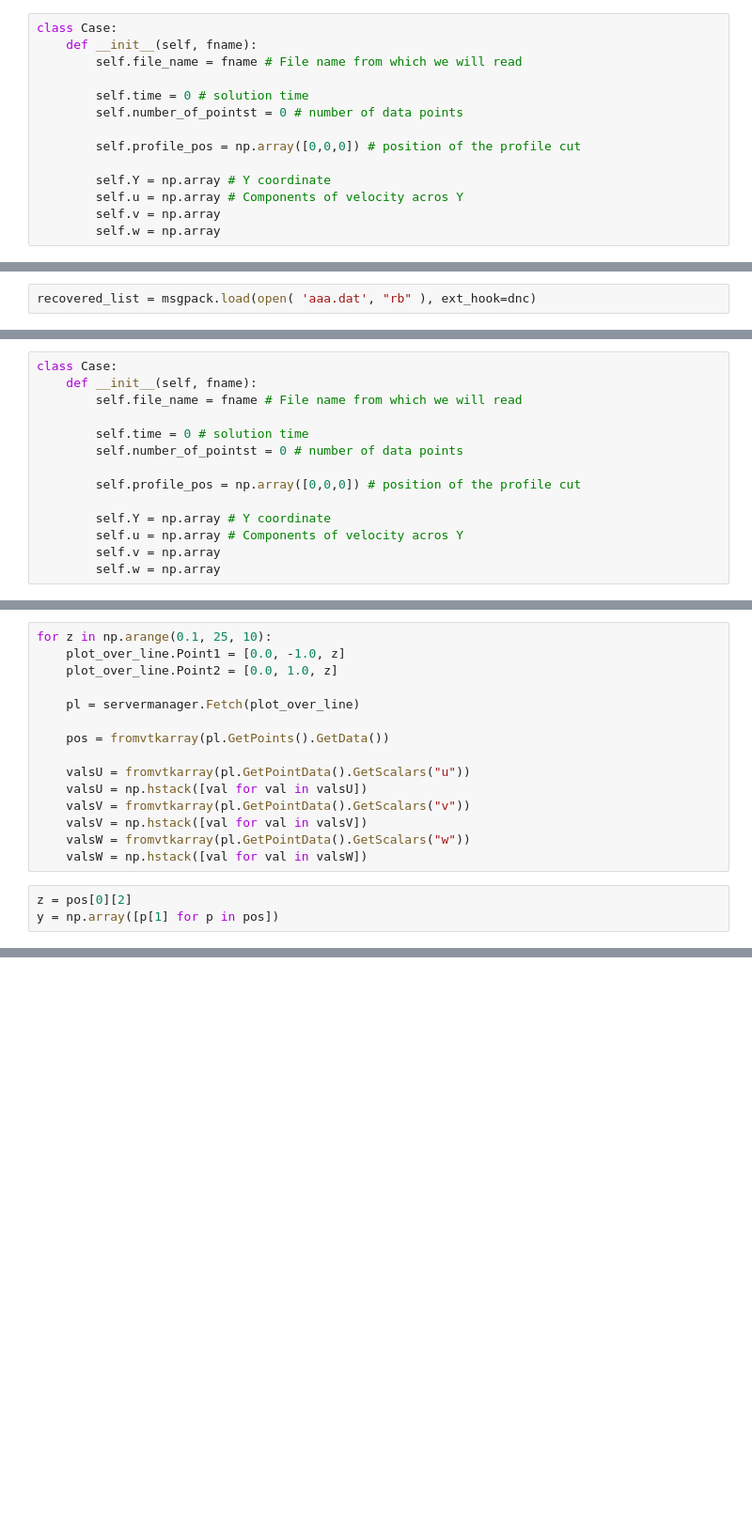
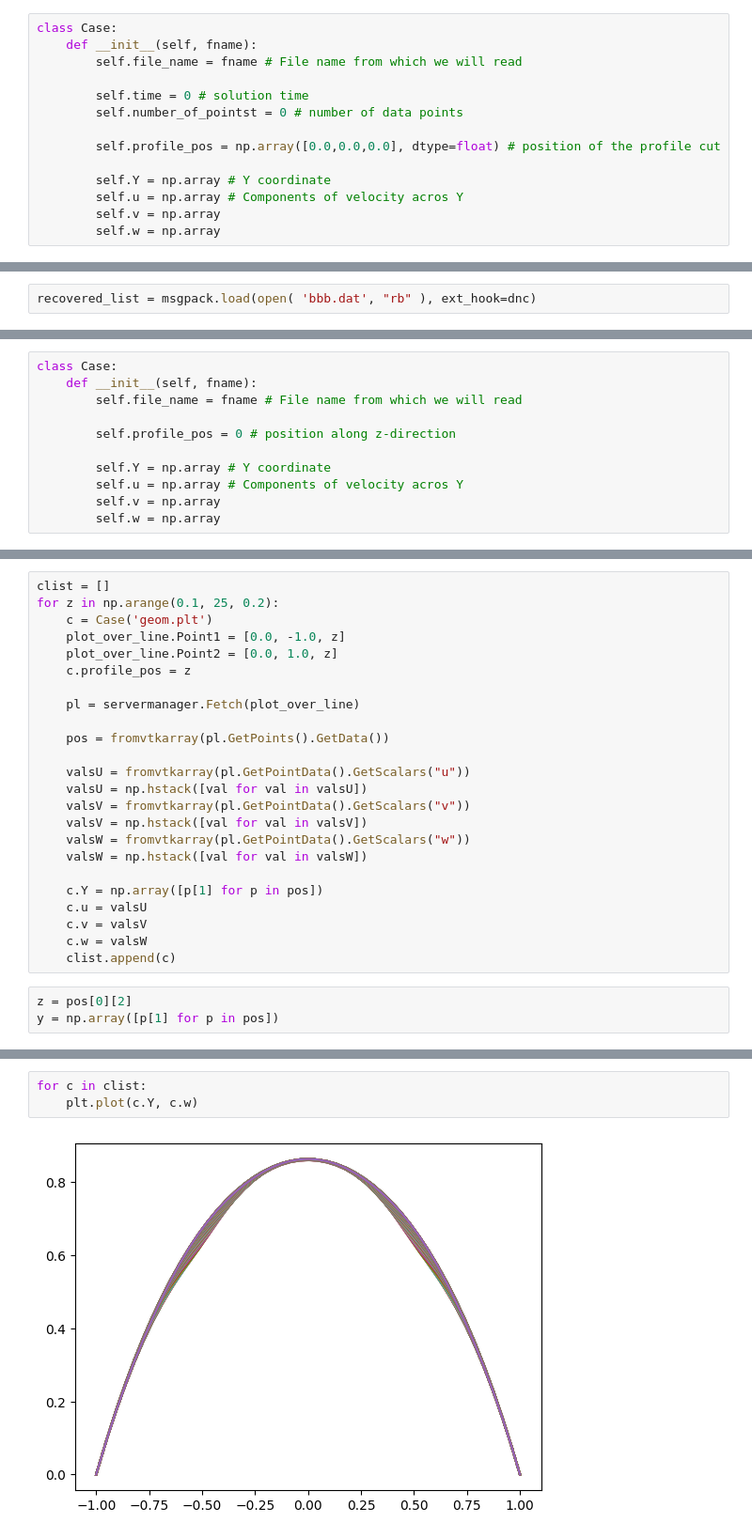
Before and after one commit to sgepner/Automate-Python, a Jupyter notebook: Lectures/Lecture5/Lecture 5.ipynb, the cells around one changed output, grey strips where cells are left out. Shown at 94% size. Cells and saved outputs as stored; diff of their text form; blank space fills up the shorter version.

```diff
--- a/Lectures/Lecture5/Lecture 5.ipynb
+++ b/Lectures/Lecture5/Lecture 5.ipynb
@@ -17,7 +17,7 @@ class Case:
         self.time = 0 # solution time
         self.number_of_pointst = 0 # number of data points
 
-        self.profile_pos = np.array([0,0,0]) # position of the profile cut
+        self.profile_pos = np.array([0.0,0.0,0.0], dtype=float) # position of the profile cut
 
         self.Y = np.array # Y coordinate
         self.u = np.array # Components of velocity acros Y
@@ -130,7 +130,7 @@ It is up to us to create a new object and populate it with data and than to retu
 
 Lifting data from storage is now simple. Note that we need to pass the decoding function to be used by `load()`, the file name and `"rb"` since we read binary data:
 # %%
-recovered_list = msgpack.load(open( 'aaa.dat', "rb" ), ext_hook=dnc)
+recovered_list = msgpack.load(open( 'bbb.dat', "rb" ), ext_hook=dnc)
 # %% [markdown]
 Now a copy of our data should be in `recovered_list`:
 # %%
@@ -229,10 +229,7 @@ class Case:
     def __init__(self, fname):
         self.file_name = fname # File name from which we will read
 
-        self.time = 0 # solution time
-        self.number_of_pointst = 0 # number of data points
-
-        self.profile_pos = np.array([0,0,0]) # position of the profile cut
+        self.profile_pos = 0 # position along z-direction
 
         self.Y = np.array # Y coordinate
         self.u = np.array # Components of velocity acros Y
@@ -244,9 +241,12 @@ geom.PointArrayStatus = ['u', 'v', 'w']
 
 plot_over_line = PlotOverLine(Input=geom)
 # %%
-for z in np.arange(0.1, 25, 10):
+clist = []
+for z in np.arange(0.1, 25, 0.2):
+    c = Case('geom.plt')
     plot_over_line.Point1 = [0.0, -1.0, z]
     plot_over_line.Point2 = [0.0, 1.0, z]
+    c.profile_pos = z
 
     pl = servermanager.Fetch(plot_over_line)
 
@@ -258,6 +258,12 @@ for z in np.arange(0.1, 25, 10):
     valsV = np.hstack([val for val in valsV])
     valsW = fromvtkarray(pl.GetPointData().GetScalars("w"))
     valsW = np.hstack([val for val in valsW])
+
+    c.Y = np.array([p[1] for p in pos])
+    c.u = valsU
+    c.v = valsV
+    c.w = valsW
+    clist.append(c)
 # %%
 z = pos[0][2]
 y = np.array([p[1] for p in pos])
@@ -270,0 +274,5 @@ plt.plot(y,valsU)
+# %%
+for c in clist:
+    plt.plot(c.Y, c.w)
+# %% [output]
+[figure, added]
```
Also changed, not shown: parts of 3 cells of this notebook.
